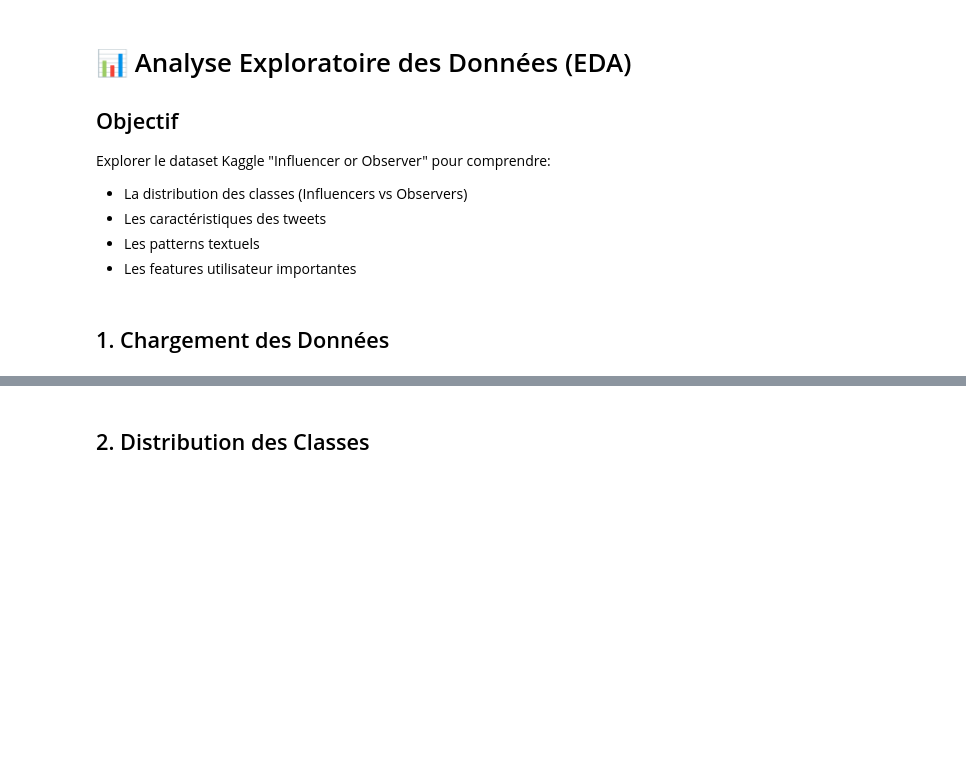
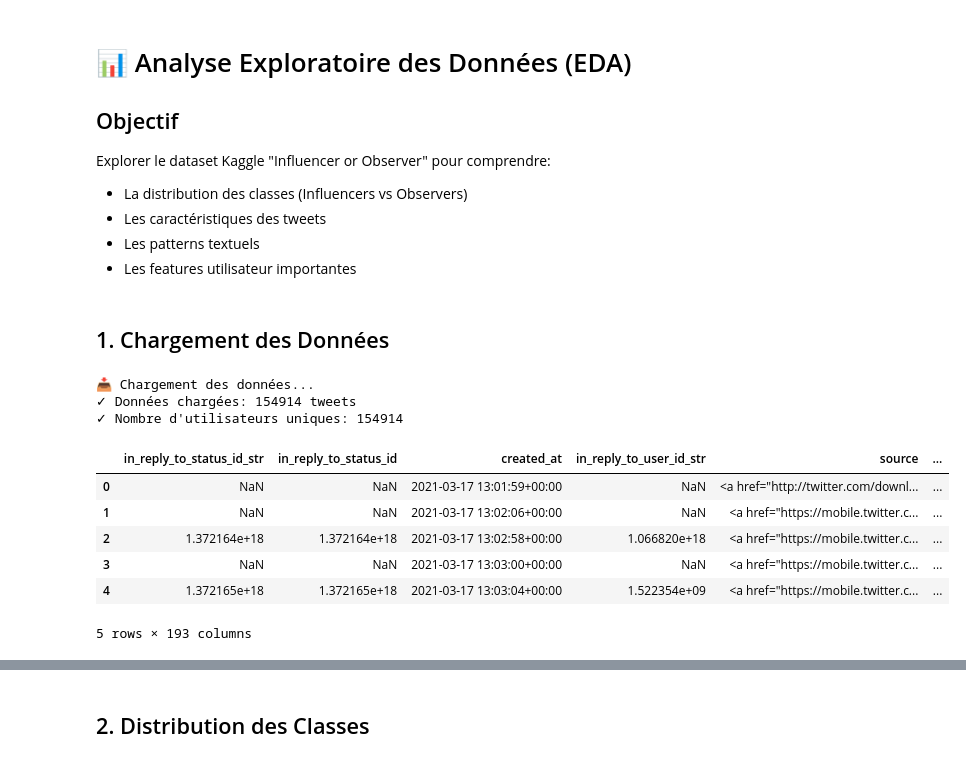
Before and after one commit to fajl88/influencer-or-observer, a Jupyter notebook: notebooks/01_EDA.ipynb, the cells around one changed output, grey strips where cells are left out. Cells and saved outputs as stored; diff of their text form; code cells hidden in the pictures; blank space fills up the shorter version.

```diff
--- a/notebooks/01_EDA.ipynb
+++ b/notebooks/01_EDA.ipynb
@@ -30,11 +30,25 @@ sns.set_palette('husl')
 # %% [markdown]
 ## 1. Chargement des Données
 # %%
-# Charger les données d'entraînement
+# Charger les données d'entraînement (toutes les données pour l'EDA)
 print("📥 Chargement des données...")
-df_train = load_training_data('../data/train.jsonl')
+from src.data_loader import load_jsonl
+
+# Charger le DataFrame complet avec les labels pour l'EDA
+df_train = load_jsonl('../data/train.jsonl')
 print(f"✓ Données chargées: {len(df_train)} tweets")
 print(f"✓ Nombre d'utilisateurs uniques: {df_train['challenge_id'].nunique()}")
 
 # Aperçu
 df_train.head()
+# %% [output]
+📥 Chargement des données...
+✓ Données chargées: 154914 tweets
+✓ Nombre d'utilisateurs uniques: 154914
+|  | in_reply_to_status_id_str | in_reply_to_status_id | created_at | in_reply_to_user_id_str | source | ... |
+| 0 | NaN | NaN | 2021-03-17 13:01:59+00:00 | NaN | <a href="http://twitter.com/downl... | ... |
+| 1 | NaN | NaN | 2021-03-17 13:02:06+00:00 | NaN | <a href="https://mobile.twitter.c... | ... |
+| 2 | 1.372164e+18 | 1.372164e+18 | 2021-03-17 13:02:58+00:00 | 1.066820e+18 | <a href="https://mobile.twitter.c... | ... |
+| 3 | NaN | NaN | 2021-03-17 13:03:00+00:00 | NaN | <a href="https://mobile.twitter.c... | ... |
+| 4 | 1.372165e+18 | 1.372165e+18 | 2021-03-17 13:03:04+00:00 | 1.522354e+09 | <a href="https://mobile.twitter.c... | ... |
+5 rows × 193 columns
```
Also changed, not shown: parts of 14 cells of this notebook.
